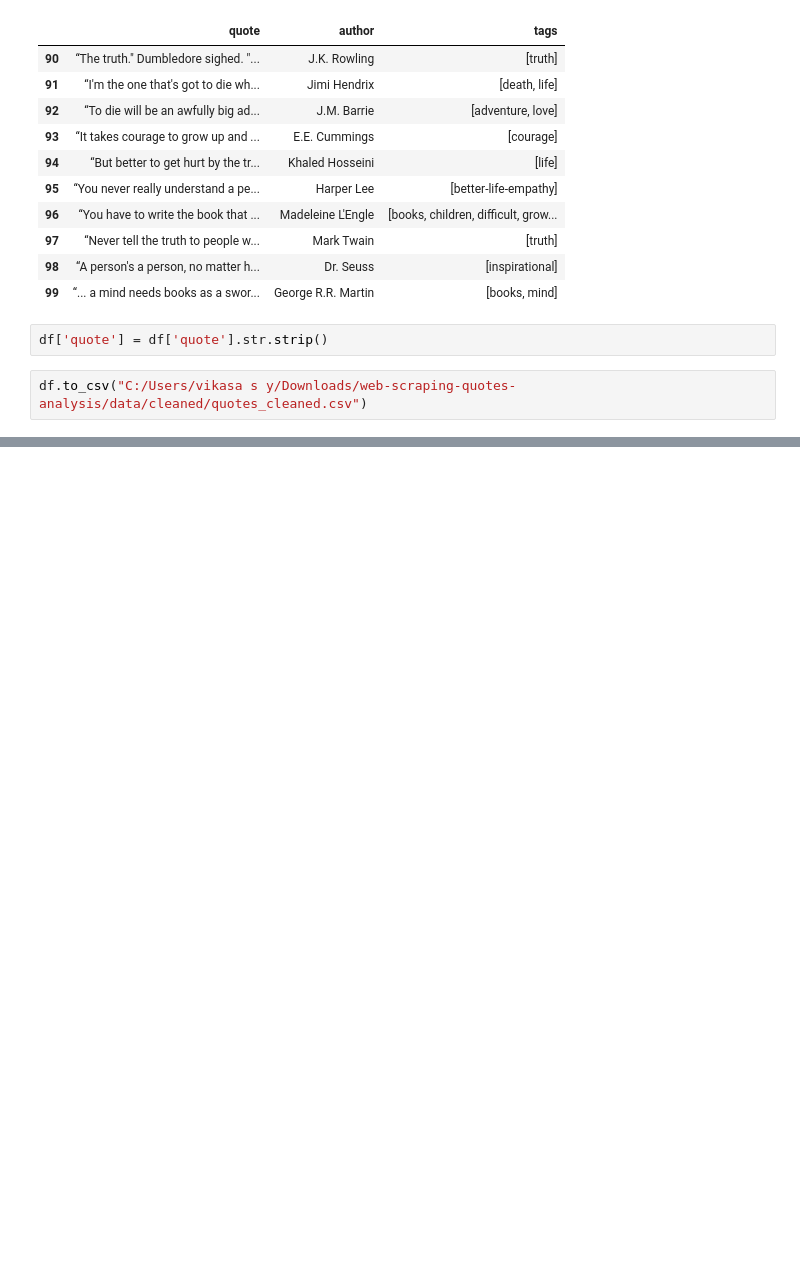
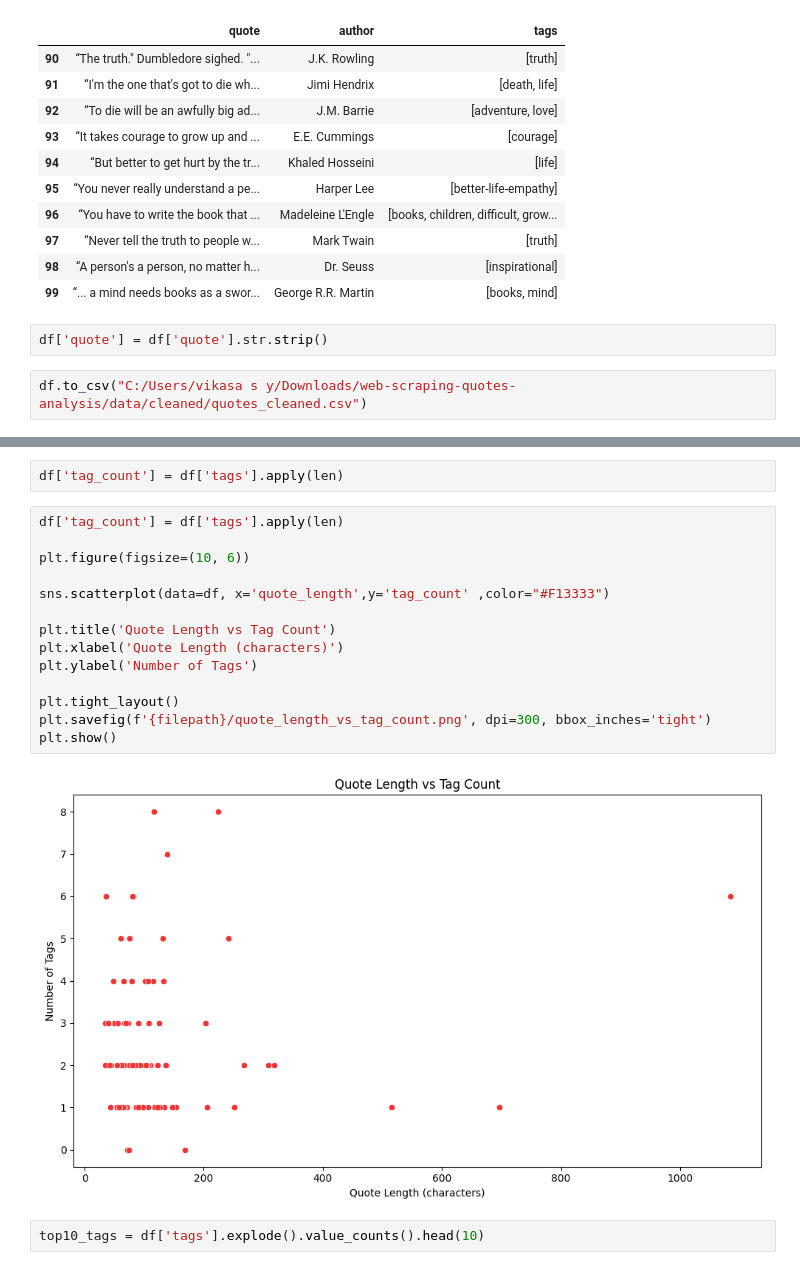
Before and after one commit to vikasa-y/web-scraping-quotes-analysis, a Jupyter notebook: notebooks/Quotes-raw-data-analysis.ipynb, the cells around one changed output, grey strips where cells are left out. Drawn from its saved outputs; the diff is of its cells as text; blank space fills up the shorter version.

```diff
--- a/notebooks/Quotes-raw-data-analysis.ipynb
+++ b/notebooks/Quotes-raw-data-analysis.ipynb
@@ -446,0 +578,20 @@ df.to_csv("C:/Users/vikasa s y/Downloads/web-scraping-quotes-analysis/data/clean
+# %%
+df['tag_count'] = df['tags'].apply(len)
+# %%
+df['tag_count'] = df['tags'].apply(len)
+
+plt.figure(figsize=(10, 6))
+
+sns.scatterplot(data=df, x='quote_length',y='tag_count' ,color="#F13333")
+
+plt.title('Quote Length vs Tag Count')
+plt.xlabel('Quote Length (characters)')
+plt.ylabel('Number of Tags')
+
+plt.tight_layout()
+plt.savefig(f'{filepath}/quote_length_vs_tag_count.png', dpi=300, bbox_inches='tight')
+plt.show()
+# %% [output]
+[figure, added]
+# %%
+top10_tags = df['tags'].explode().value_counts().head(10)
```
Also changed, not shown: parts of 26 cells of this notebook.
